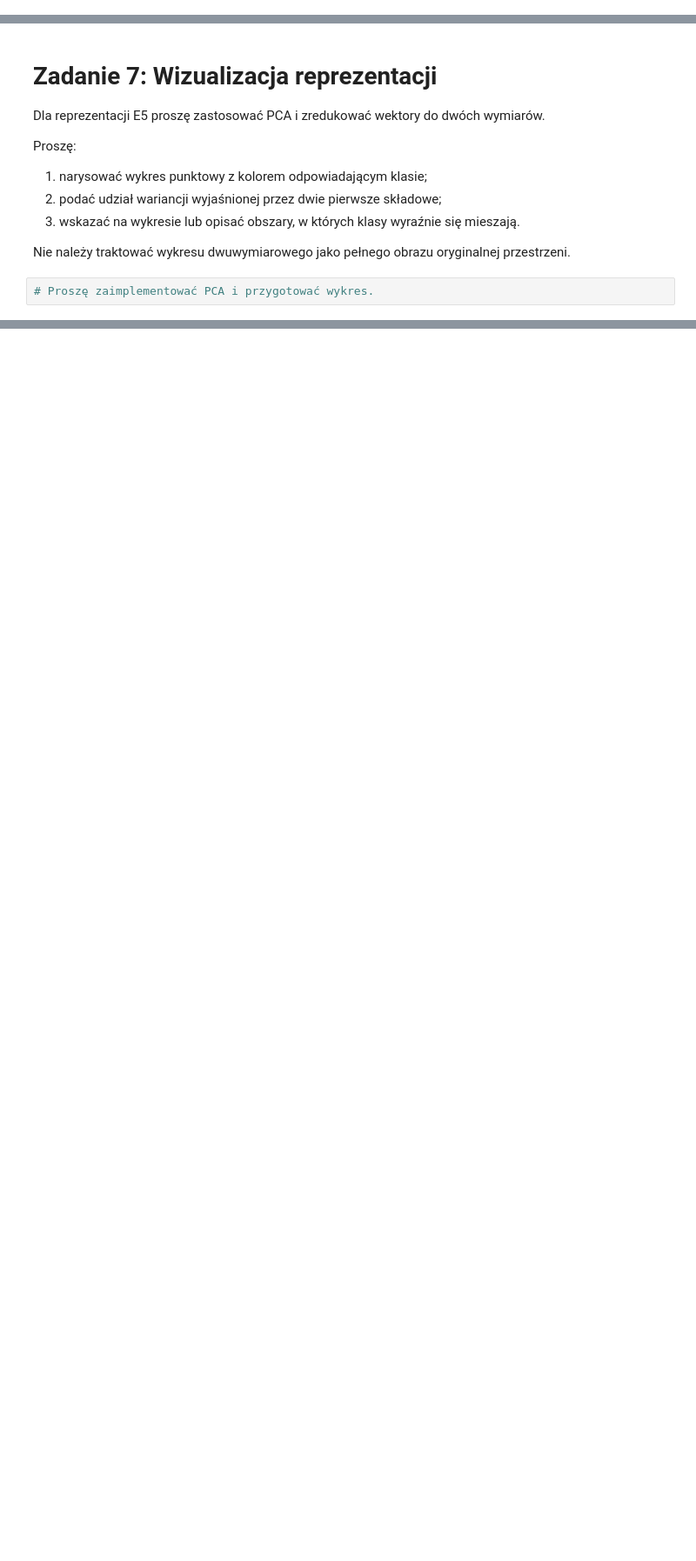
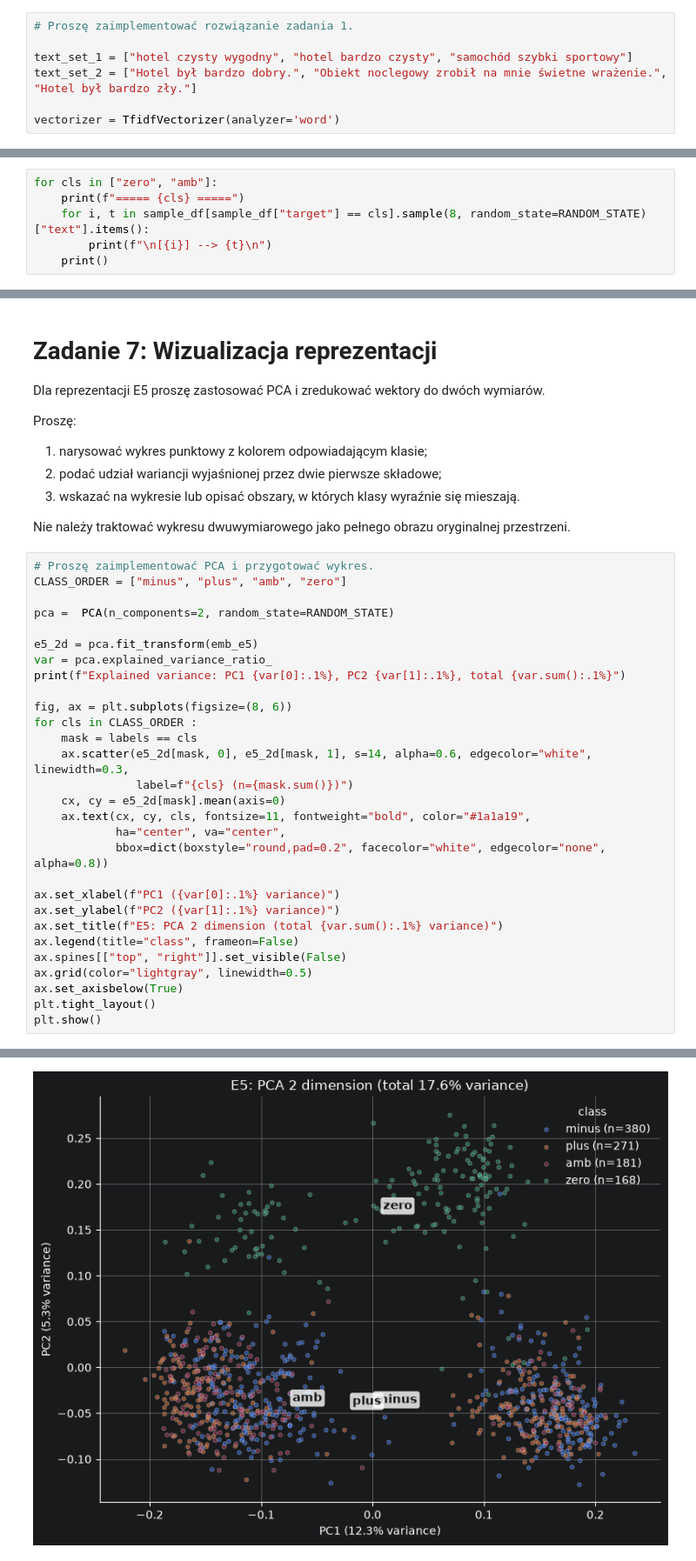
Before and after one commit to dmarek03/nlp-course, a Jupyter notebook: lab_3/003_From_Tokens_to_Embeddings.ipynb, the cells around one changed output, grey strips where cells are left out. Shown at 87% size. Cells and saved outputs as stored; diff of their text form; blank space fills up the shorter version.

```diff
--- a/lab_3/003_From_Tokens_to_Embeddings.ipynb
+++ b/lab_3/003_From_Tokens_to_Embeddings.ipynb
@@ -227,0 +126,7 @@ Wynik:
+# %%
+# Proszę zaimplementować rozwiązanie zadania 1.
+
+text_set_1 = ["hotel czysty wygodny", "hotel bardzo czysty", "samochód szybki sportowy"]
+text_set_2 = ["Hotel był bardzo dobry.", "Obiekt noclegowy zrobił na mnie świetne wrażenie.", "Hotel był bardzo zły."]
+
+vectorizer = TfidfVectorizer(analyzer='word')
@@ -268,3 +591,9 @@ Wynik:
 | E5 | | |
 
 Ten benchmark jest uproszczony: etykieta sentymentu pełni rolę przybliżonej oceny relewancji.
+# %%
+for cls in ["zero", "amb"]:
+    print(f"===== {cls} =====")
+    for i, t in sample_df[sample_df["target"] == cls].sample(8, random_state=RANDOM_STATE)["text"].items():
+        print(f"\n[{i}] --> {t}\n")
+    print()
@@ -284,3 +710,31 @@ Proszę:
 Nie należy traktować wykresu dwuwymiarowego jako pełnego obrazu oryginalnej przestrzeni.
 # %%
 # Proszę zaimplementować PCA i przygotować wykres.
+CLASS_ORDER = ["minus", "plus", "amb", "zero"]
+
+pca =  PCA(n_components=2, random_state=RANDOM_STATE)
+
+e5_2d = pca.fit_transform(emb_e5)
+var = pca.explained_variance_ratio_
+print(f"Explained variance: PC1 {var[0]:.1%}, PC2 {var[1]:.1%}, total {var.sum():.1%}")
+
+fig, ax = plt.subplots(figsize=(8, 6))
+for cls in CLASS_ORDER :
+    mask = labels == cls
+    ax.scatter(e5_2d[mask, 0], e5_2d[mask, 1], s=14, alpha=0.6, edgecolor="white", linewidth=0.3,
+               label=f"{cls} (n={mask.sum()})")
+    cx, cy = e5_2d[mask].mean(axis=0)
+    ax.text(cx, cy, cls, fontsize=11, fontweight="bold", color="#1a1a19",
+            ha="center", va="center",
+            bbox=dict(boxstyle="round,pad=0.2", facecolor="white", edgecolor="none", alpha=0.8))
+
+ax.set_xlabel(f"PC1 ({var[0]:.1%} variance)")
+ax.set_ylabel(f"PC2 ({var[1]:.1%} variance)")
+ax.set_title(f"E5: PCA 2 dimension (total {var.sum():.1%} variance)")
+ax.legend(title="class", frameon=False)
+ax.spines[["top", "right"]].set_visible(False)
+ax.grid(color="lightgray", linewidth=0.5)
+ax.set_axisbelow(True)
+plt.tight_layout()
+plt.show()
+# %% [output]
@@ -286,0 +742 @@ Nie należy traktować wykresu dwuwymiarowego jako pełnego obrazu oryginalnej p
+[figure, added]
```
Also changed, not shown: parts of 44 cells of this notebook, 1 other file.
